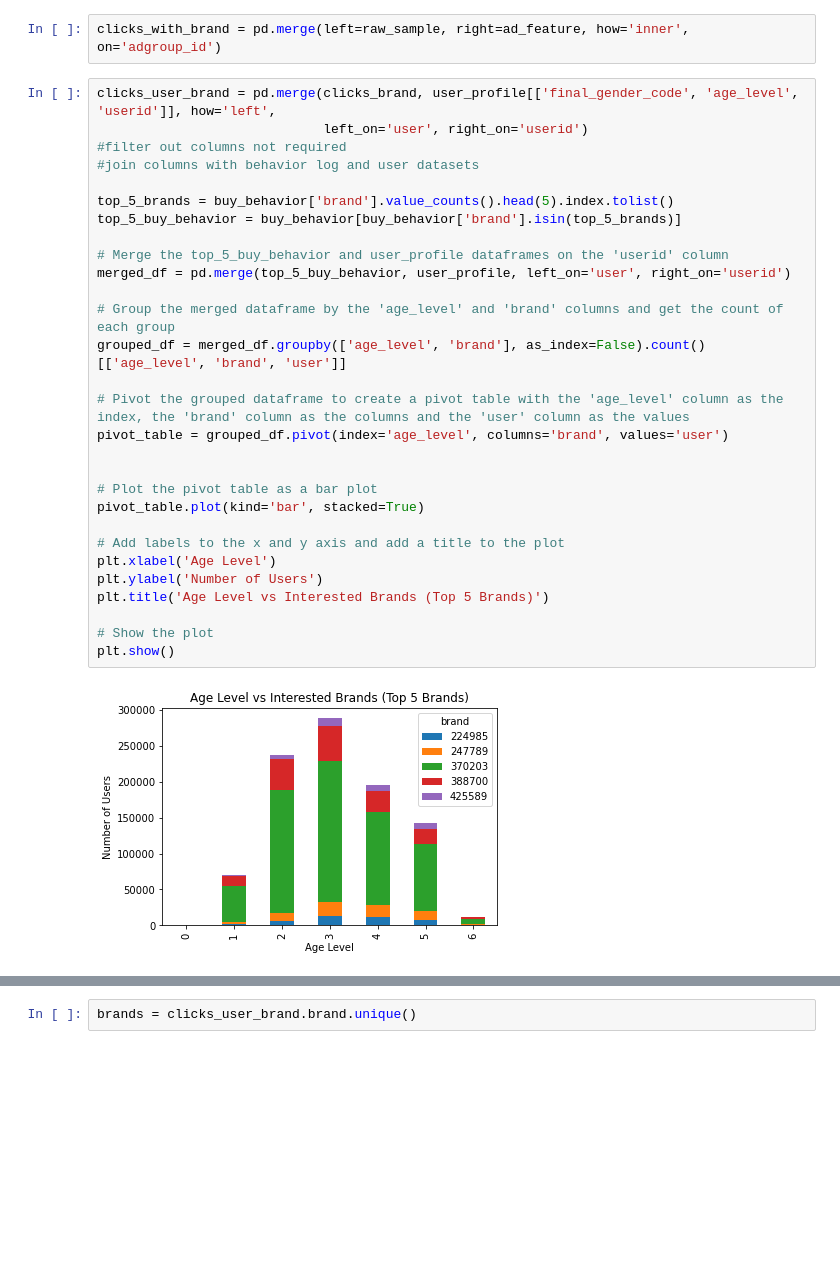
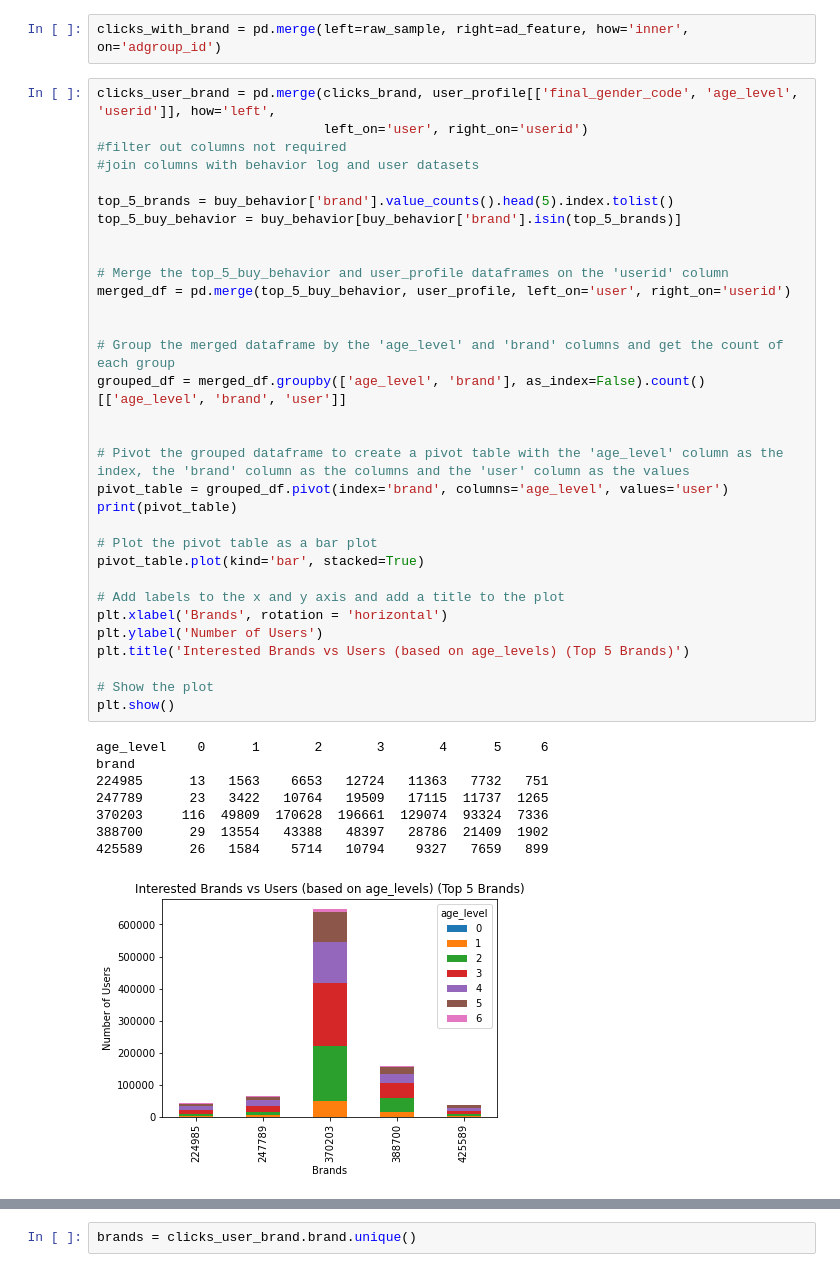
Before and after one commit to rishucoding/spml_dlrm_attacks, a Jupyter notebook: SPML.ipynb, the cells around one changed output, grey strips where cells are left out. Saved outputs shown, nothing was run; the diff lists cells and outputs as text; blank space fills up the shorter version.

```diff
--- a/SPML.ipynb
+++ b/SPML.ipynb
@@ -78,34 +78,44 @@ clicks_with_brand = pd.merge(left=raw_sample, right=ad_feature, how='inner', on=
 # %%
 clicks_user_brand = pd.merge(clicks_brand, user_profile[['final_gender_code', 'age_level', 'userid']], how='left',
                              left_on='user', right_on='userid')
 #filter out columns not required
 #join columns with behavior log and user datasets
 
 top_5_brands = buy_behavior['brand'].value_counts().head(5).index.tolist()
 top_5_buy_behavior = buy_behavior[buy_behavior['brand'].isin(top_5_brands)]
 
+
 # Merge the top_5_buy_behavior and user_profile dataframes on the 'userid' column
 merged_df = pd.merge(top_5_buy_behavior, user_profile, left_on='user', right_on='userid')
+
 
 # Group the merged dataframe by the 'age_level' and 'brand' columns and get the count of each group
 grouped_df = merged_df.groupby(['age_level', 'brand'], as_index=False).count()[['age_level', 'brand', 'user']]
 
+
 # Pivot the grouped dataframe to create a pivot table with the 'age_level' column as the index, the 'brand' column as the columns and the 'user' column as the values
-pivot_table = grouped_df.pivot(index='age_level', columns='brand', values='user')
-
+pivot_table = grouped_df.pivot(index='brand', columns='age_level', values='user')
+print(pivot_table)
 
 # Plot the pivot table as a bar plot
 pivot_table.plot(kind='bar', stacked=True)
 
 # Add labels to the x and y axis and add a title to the plot
-plt.xlabel('Age Level')
+plt.xlabel('Brands', rotation = 'horizontal')
 plt.ylabel('Number of Users')
-plt.title('Age Level vs Interested Brands (Top 5 Brands)')
+plt.title('Interested Brands vs Users (based on age_levels) (Top 5 Brands)')
 
 # Show the plot
 plt.show()
 # %% [output]
+age_level    0      1       2       3       4      5     6
+brand
+224985      13   1563    6653   12724   11363   7732   751
+247789      23   3422   10764   19509   17115  11737  1265
+370203     116  49809  170628  196661  129074  93324  7336
+388700      29  13554   43388   48397   28786  21409  1902
+425589      26   1584    5714   10794    9327   7659   899
-[figure, old version]
+[figure, new version]
 # %%
 ###### Following is a table generated that shows for top 5 brands how each age group interacts with each brand #########
 ##### Using this information we can create dummy figure 4  #####
```
Also changed, not shown: parts of 4 cells of this notebook.
